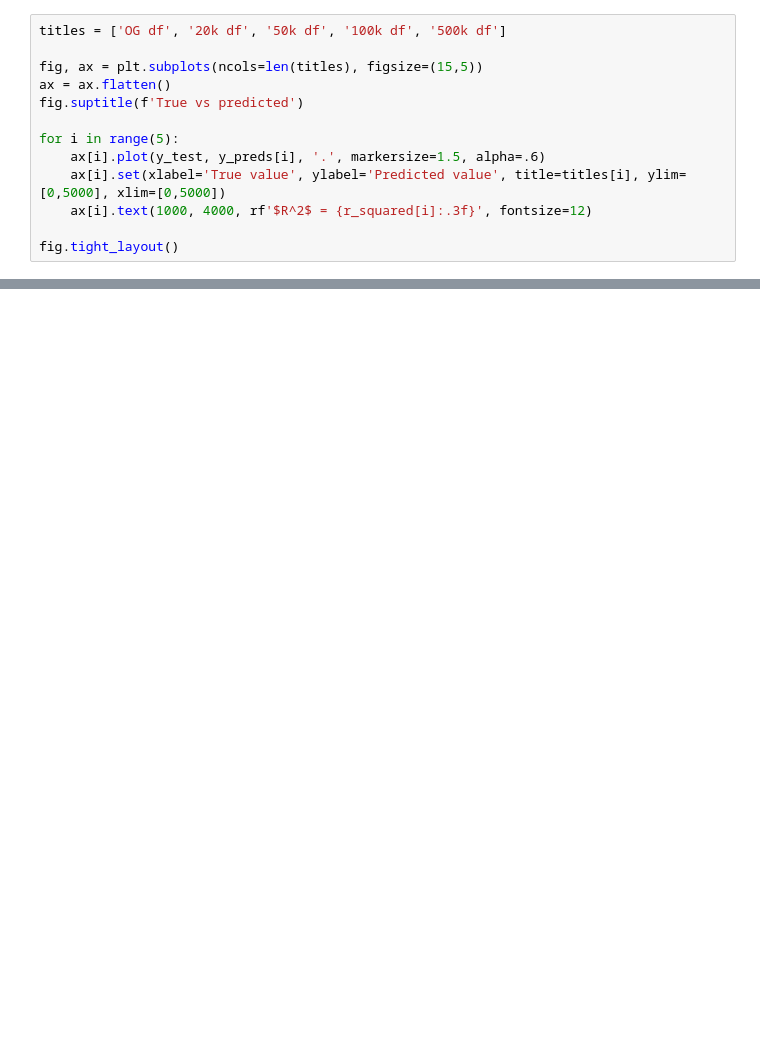
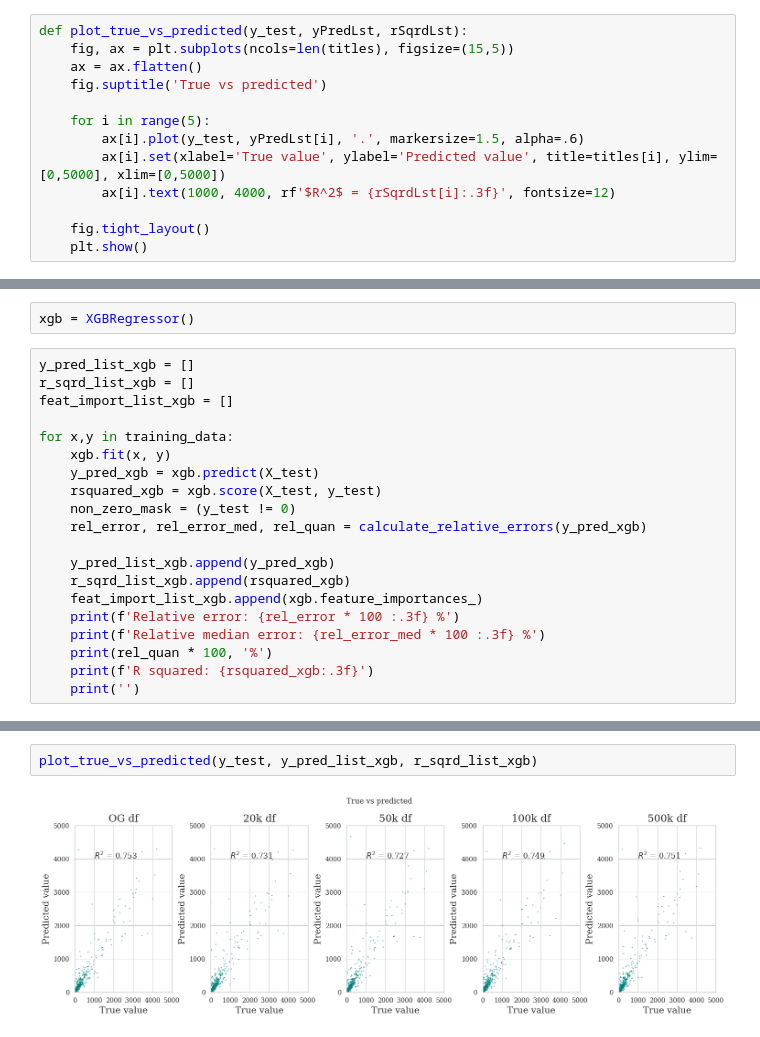
Before and after one commit to Alaa0129/Indication-Insights, a Jupyter notebook: src/Sales_Insight/3_Modelling.ipynb, the cells around one changed output, grey strips where cells are left out. Saved outputs shown, nothing was run; the diff lists cells and outputs as text; blank space fills up the shorter version.

```diff
--- a/src/Sales_Insight/3_Modelling.ipynb
+++ b/src/Sales_Insight/3_Modelling.ipynb
@@ -132,13 +62,13 @@ R squared: 0.351
 # %%
-titles = ['OG df', '20k df', '50k df', '100k df', '500k df']
+def plot_true_vs_predicted(y_test, yPredLst, rSqrdLst):
+    fig, ax = plt.subplots(ncols=len(titles), figsize=(15,5))
+    ax = ax.flatten()
+    fig.suptitle('True vs predicted')
 
-fig, ax = plt.subplots(ncols=len(titles), figsize=(15,5))
-ax = ax.flatten()
-fig.suptitle(f'True vs predicted')
+    for i in range(5):
+        ax[i].plot(y_test, yPredLst[i], '.', markersize=1.5, alpha=.6)
+        ax[i].set(xlabel='True value', ylabel='Predicted value', title=titles[i], ylim=[0,5000], xlim=[0,5000])
+        ax[i].text(1000, 4000, rf'$R^2$ = {rSqrdLst[i]:.3f}', fontsize=12)
 
-for i in range(5):
-    ax[i].plot(y_test, y_preds[i], '.', markersize=1.5, alpha=.6)
-    ax[i].set(xlabel='True value', ylabel='Predicted value', title=titles[i], ylim=[0,5000], xlim=[0,5000])
-    ax[i].text(1000, 4000, rf'$R^2$ = {r_squared[i]:.3f}', fontsize=12)
-
-fig.tight_layout()
+    fig.tight_layout()
+    plt.show()
@@ -192,0 +232,22 @@ R squared: 0.747
+# %%
+xgb = XGBRegressor()
+# %%
+y_pred_list_xgb = []
+r_sqrd_list_xgb = []
+feat_import_list_xgb = []
+
+for x,y in training_data:
+    xgb.fit(x, y)
+    y_pred_xgb = xgb.predict(X_test)
+    rsquared_xgb = xgb.score(X_test, y_test)
+    non_zero_mask = (y_test != 0)
+    rel_error, rel_error_med, rel_quan = calculate_relative_errors(y_pred_xgb)
+
+    y_pred_list_xgb.append(y_pred_xgb)
+    r_sqrd_list_xgb.append(rsquared_xgb)
+    feat_import_list_xgb.append(xgb.feature_importances_)
+    print(f'Relative error: {rel_error * 100 :.3f} %')
+    print(f'Relative median error: {rel_error_med * 100 :.3f} %')
+    print(rel_quan * 100, '%')
+    print(f'R squared: {rsquared_xgb:.3f}')
+    print('')
@@ -192,0 +272,4 @@ R squared: 0.747
+# %%
+plot_true_vs_predicted(y_test, y_pred_list_xgb, r_sqrd_list_xgb)
+# %% [output]
+[figure, added]
```
Also changed, not shown: parts of 31 cells of this notebook, 2 other files.
